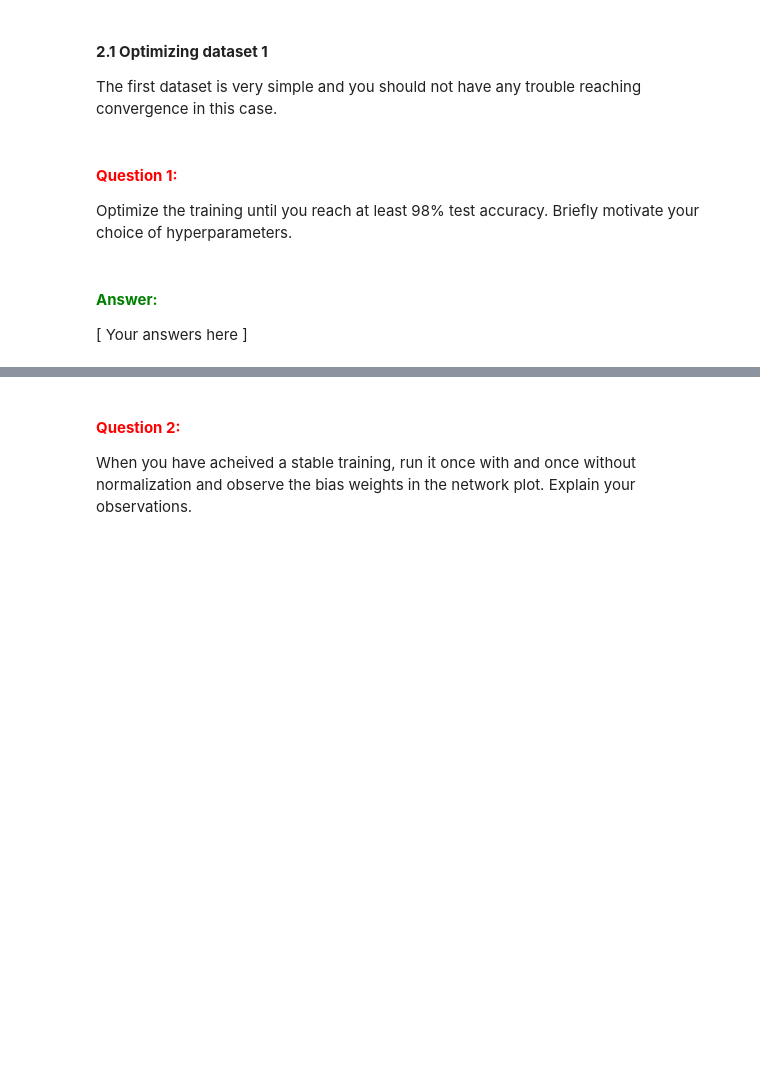
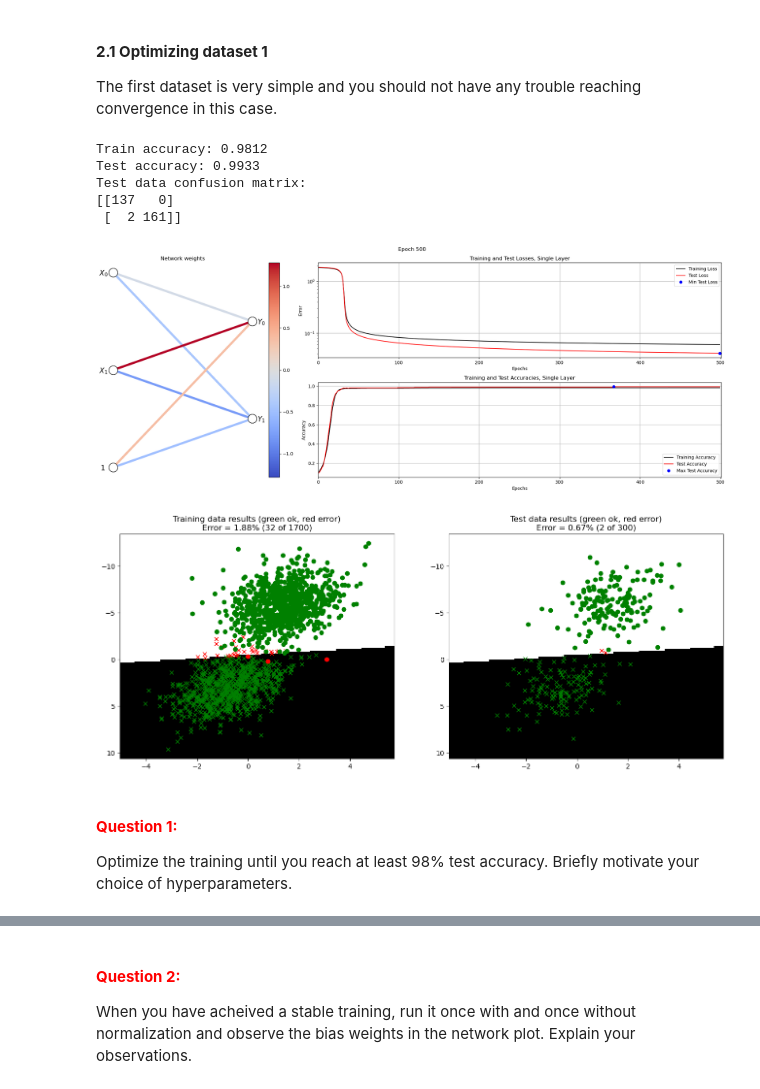
Before and after one commit to OliverGreen27/NNLabs, a Jupyter notebook: LabCode/A1_Supervised/main2_SingleLayer.ipynb, the cells around one changed output, grey strips where cells are left out. Cells and saved outputs as stored; diff of their text form; code cells hidden in the pictures; blank space fills up the shorter version.

```diff
--- a/LabCode/A1_Supervised/main2_SingleLayer.ipynb
+++ b/LabCode/A1_Supervised/main2_SingleLayer.ipynb
@@ -414,22 +424,28 @@ The first dataset is very simple and you should not have any trouble reaching co
 # %%
 # --------------------------------------------
 # === Your code here =========================
 # --------------------------------------------
-nInputs  = ???
-nClasses = ???
+nInputs = X.shape[1]
+nClasses = len(set(L))
 
-W0 = ???
-B0 = ???
+scale = 1 / max(1., (nInputs+nClasses)/2.)
+limit = np.sqrt(3.0 * scale)
+W0 = np.random.uniform(-limit, limit, size=(nClasses, nInputs))
+B0 = np.random.normal(0, 0.01, (1, nClasses))
 
-params = {"epochs": ???, "learningRate": ???, "normalize": False, "useTanOutput": False}
+params = {"epochs": 500, "learningRate": 0.01, "normalize": False, "useTanhOutput": True}
 # ============================================
 
 trainSingleLayerOnDataset(1, 0.15, W0, B0, params)
+# %% [output]
+Train accuracy: 0.9812
+Test accuracy: 0.9933
+Test data confusion matrix:
+[[137   0]
+ [  2 161]]
+[figure, added]
+[figure, added]
 # %% [markdown]
 #### **<span style="color:red">Question 1:</span>**
 
 Optimize the training until you reach at least 98% test accuracy. Briefly motivate your choice of hyperparameters.
-# %% [markdown]
-#### **<span style="color:green">Answer:</span>**
-
-\[ Your answers here \]
```
Also changed, not shown: parts of 14 cells of this notebook.
